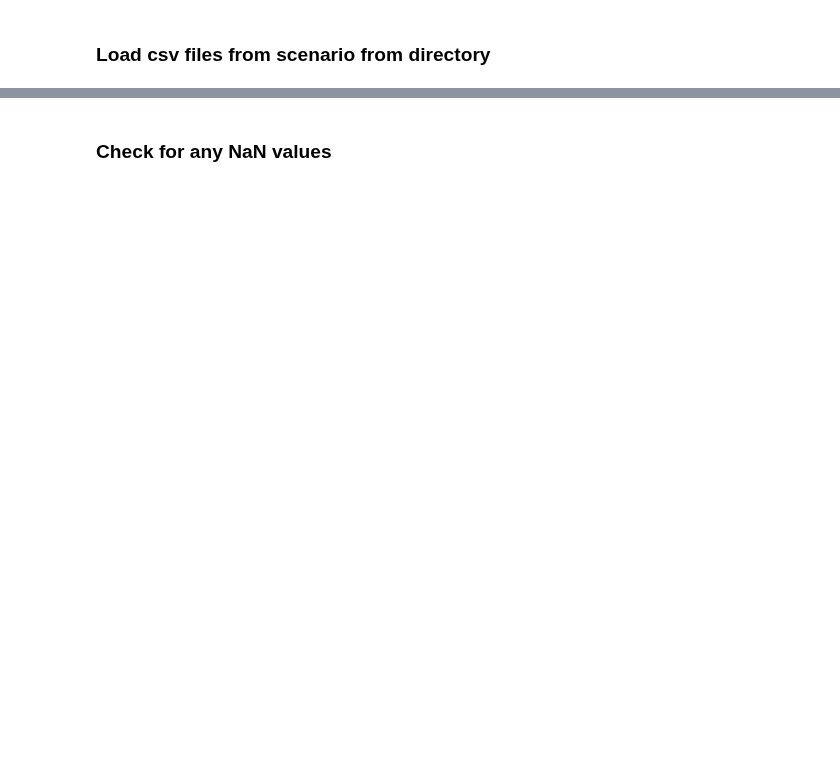
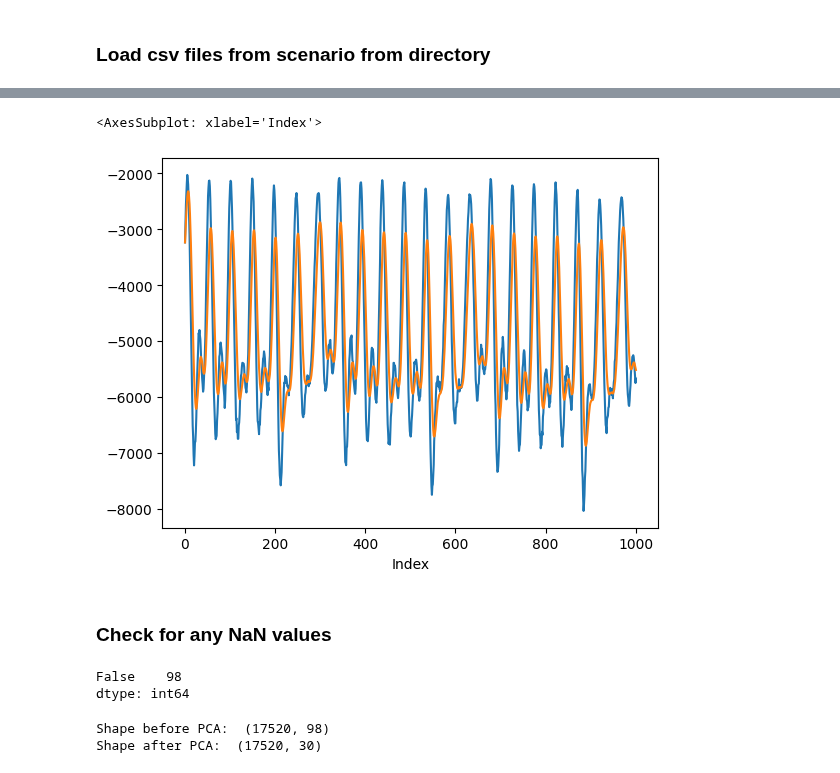
Before and after one commit to Mjnstag/IS-thesis-pattern-extraction, a Jupyter notebook: data_import.ipynb, the cells around one changed output, grey strips where cells are left out. Saved outputs shown, nothing was run; the diff lists cells and outputs as text; code cells hidden in the pictures; blank space fills up the shorter version.

```diff
--- a/data_import.ipynb
+++ b/data_import.ipynb
@@ -20,11 +22,16 @@ with open("options.txt", 'r') as f:
 scenario_dir = options["scenario_dir"]
 # print(scenario_dir)
 # Read each CSV file in dir "path/to/root_dir"
-dfs = []
-for subfolder in ["Demands", "Flows", "Pressures"]:
-    for file in Path(scenario_dir).glob(f"{subfolder}/*.csv"):
-        dfs.append(pd.read_csv(file, index_col=0, header=0, names=["Index", f"{subfolder}_{file.stem}"]))
 
+def read_files_dataframe(scenario_dir):
+    dfs = []
+    for subfolder in ["Demands", "Flows", "Pressures"]:
+        for file in Path(scenario_dir).glob(f"{subfolder}/*.csv"):
+            dfs.append(pd.read_csv(file, index_col=0, header=0, names=["Index", f"{subfolder}_{file.stem}"]))
+    return pd.concat(dfs, axis=1)
 
 # Put the dataframes to a single dataframe
-df = pd.concat(dfs, axis=1)
+# df = pd.concat(dfs, axis=1)
+# print(dfs)
+df = read_files_dataframe(scenario_dir)
+df
@@ -31,3 +83,10 @@ df = pd.concat(dfs, axis=1)
+# %%
+# df.Demands_Node_1.iloc[:1000].plot()
+ax = df.Demands_Node_1.iloc[:1000].plot()
+df.Demands_Node_1.iloc[:1000].ewm(span=12).mean().plot(ax=ax)
+# %% [output]
+<AxesSubplot: xlabel='Index'>
+[figure, added]
 # %% [markdown]
 ### Check for any NaN values
 # %%
@@ -37,2 +96,5 @@ for i in dfs:
 # %%
 df.isna().any().value_counts()
+# %% [output]
+False    98
+dtype: int64
@@ -43,8 +101,11 @@ df_trans = scaler.transform(df)
 # %%
-pca = PCA()
-pca_features = pca.fit_transform(df_trans)
-print('Shape before PCA: ', df_trans.shape)
+pca = PCA(30)
+pca_features = pca.fit_transform(df)
+print('Shape before PCA: ', df.shape)
 print('Shape after PCA: ', pca_features.shape)
+# %% [output]
+Shape before PCA:  (17520, 98)
+Shape after PCA:  (17520, 30)
 # %%
 for i in sorted(list(pca.explained_variance_), reverse=True)[:10]:
     print(i)
```
Also changed, not shown: parts of 7 cells of this notebook.
